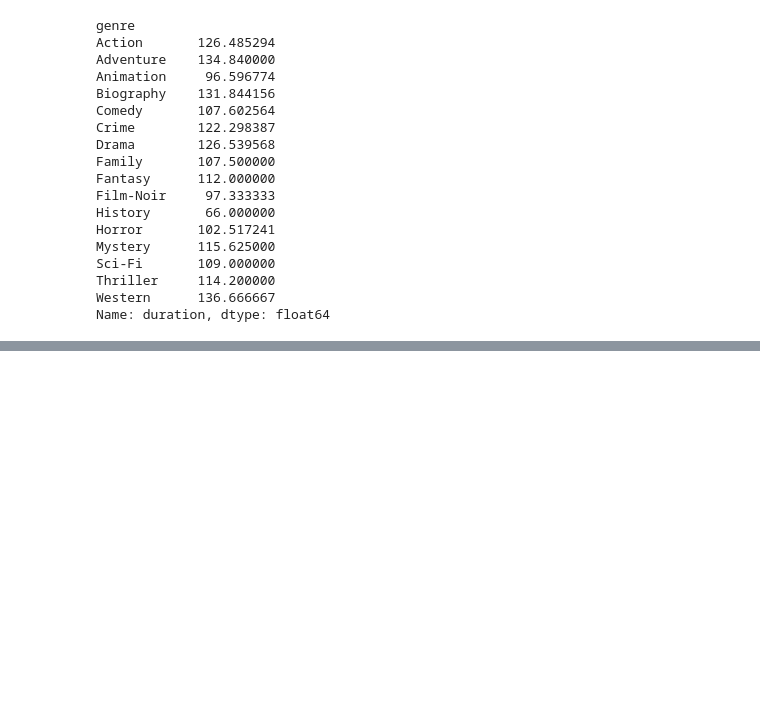
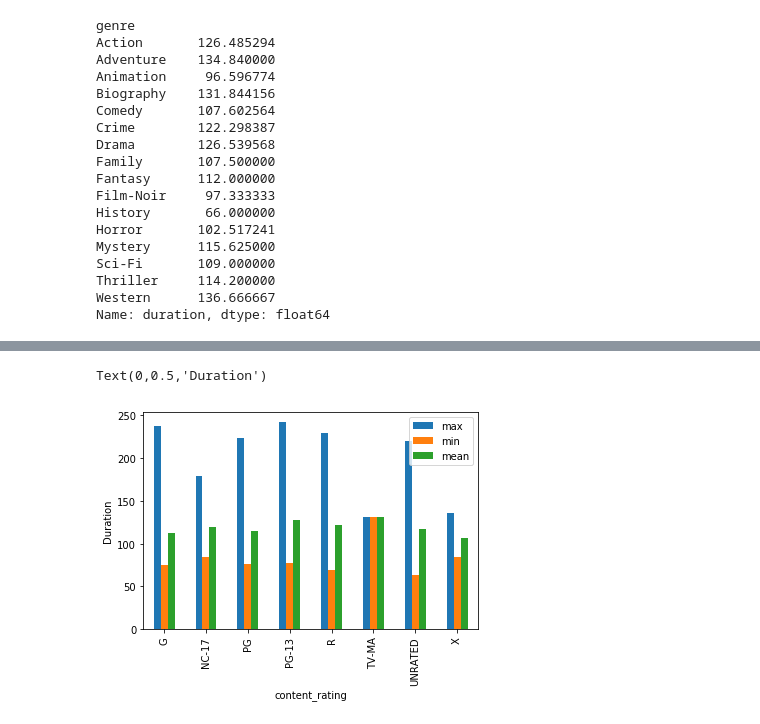
Before and after one commit to aanels/ga_homeworks, a Jupyter notebook: unit-2_project/Untitled.ipynb, the cells around one changed output, grey strips where cells are left out. Cells and saved outputs as stored; diff of their text form; code cells hidden in the pictures; blank space fills up the shorter version.

```diff
--- a/unit-2_project/Untitled.ipynb
+++ b/unit-2_project/Untitled.ipynb
@@ -483,0 +513,5 @@ Name: duration, dtype: float64
+# %%
+movies.groupby('content_rating').duration.agg(['max','min','mean']).plot(kind='bar'); plt.ylabel('Duration')
+# %% [output]
+Text(0,0.5,'Duration')
+[figure, added]
```
Also changed, not shown: parts of 29 cells of this notebook, 1 other file.
